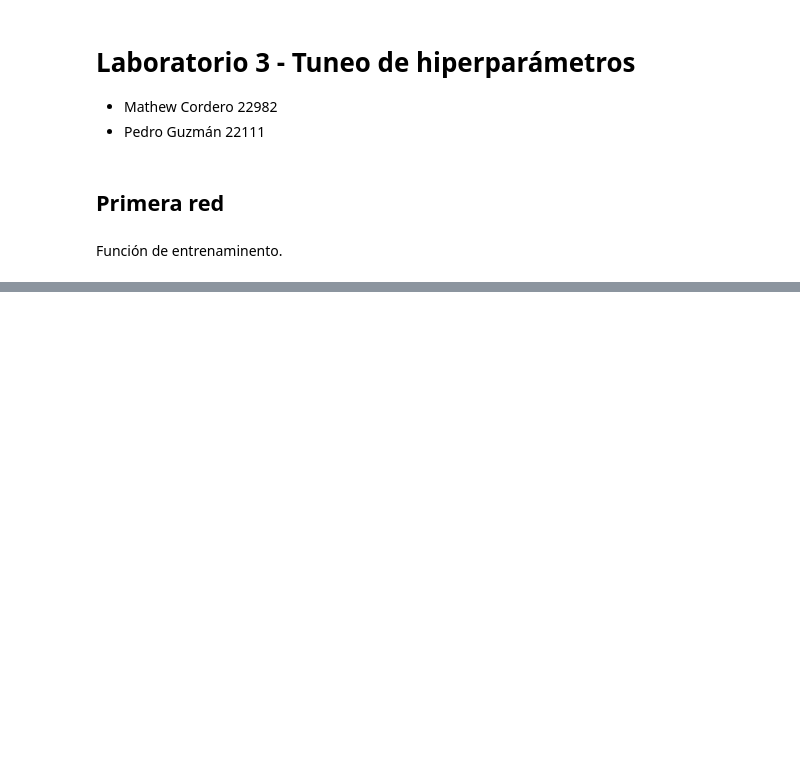
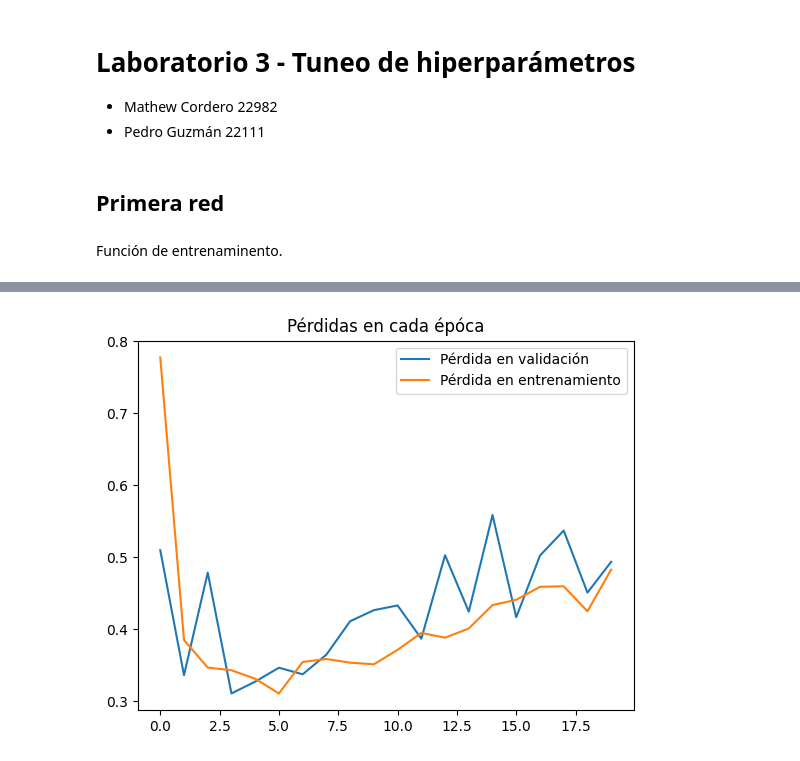
Before and after one commit to donmatthiuz/DeepLearning, a Jupyter notebook: Lab3.ipynb, the cells around one changed output, grey strips where cells are left out. Cells and saved outputs as stored; diff of their text form; code cells hidden in the pictures; blank space fills up the shorter version.

```diff
--- a/Lab3.ipynb
+++ b/Lab3.ipynb
@@ -124,0 +173,24 @@ def graph_comparative(val_losses, train_losses):
+# %%
+net_structure = nn.Sequential(
+    nn.Flatten(),
+    nn.Linear(784, 512),
+    nn.Sigmoid(),
+    nn.Linear(512, 256),
+    nn.Tanh(),
+    nn.Linear(256, 128),
+    nn.LeakyReLU(),
+    nn.Linear(128, 64),
+    nn.ReLU(),
+    nn.Linear(64, 32),
+    nn.Sigmoid(),
+    nn.Linear(32, 16),
+    nn.Tanh(),
+    nn.Linear(16,10)
+)
+model3 = classifier(net_structure)
+
+optmizer = optim.Adam(model3.parameters(), lr = 0.005)
+train_losses =[]
+val_losses = []
+
+train(model3, nn.CrossEntropyLoss(), optmizer, train_losses, val_losses )
@@ -124,0 +218,4 @@ def graph_comparative(val_losses, train_losses):
+# %%
+graph_comparative(val_losses, train_losses)
+# %% [output]
+[figure, added]
```
Also changed, not shown: parts of 8 cells of this notebook.
